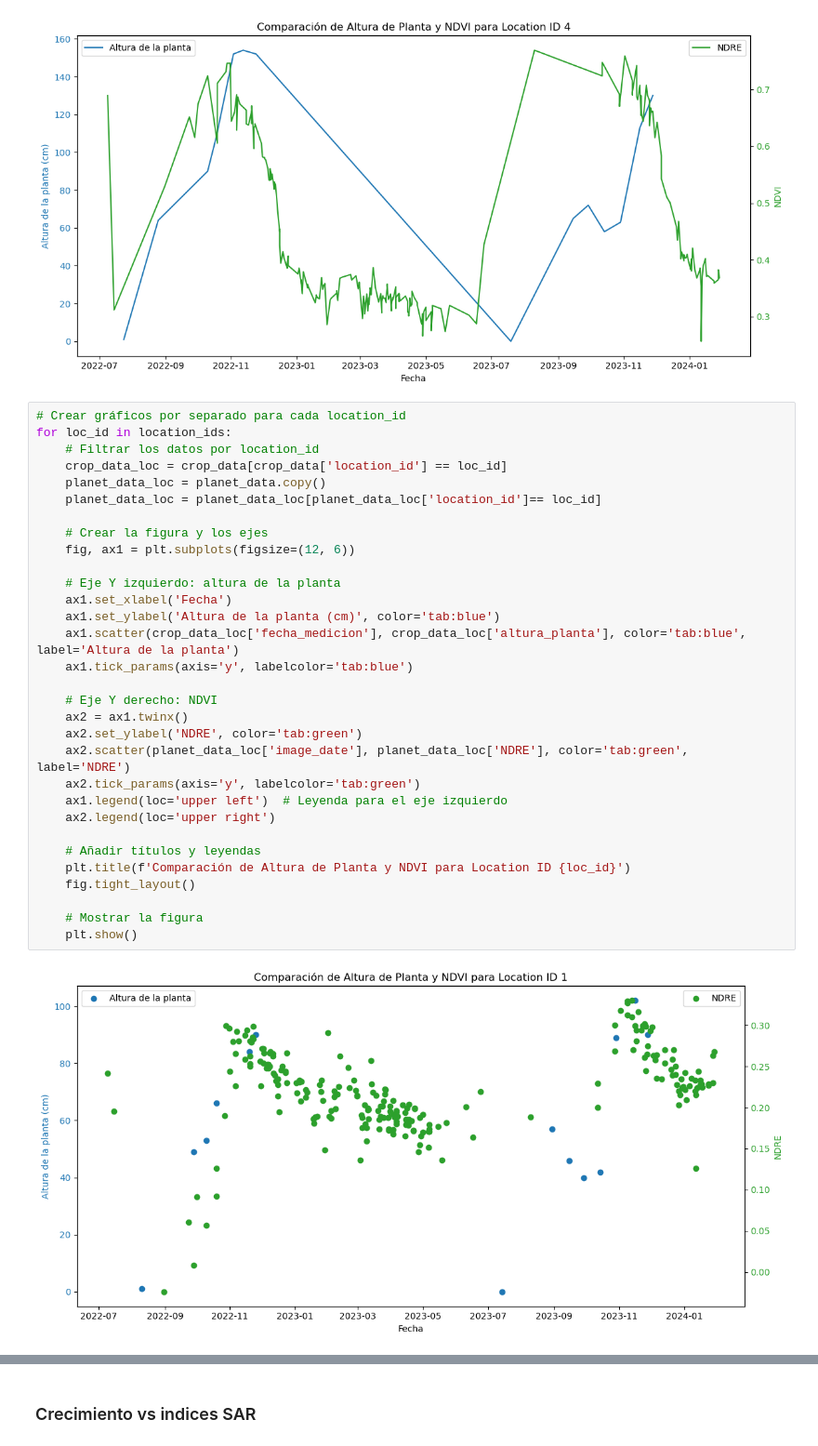
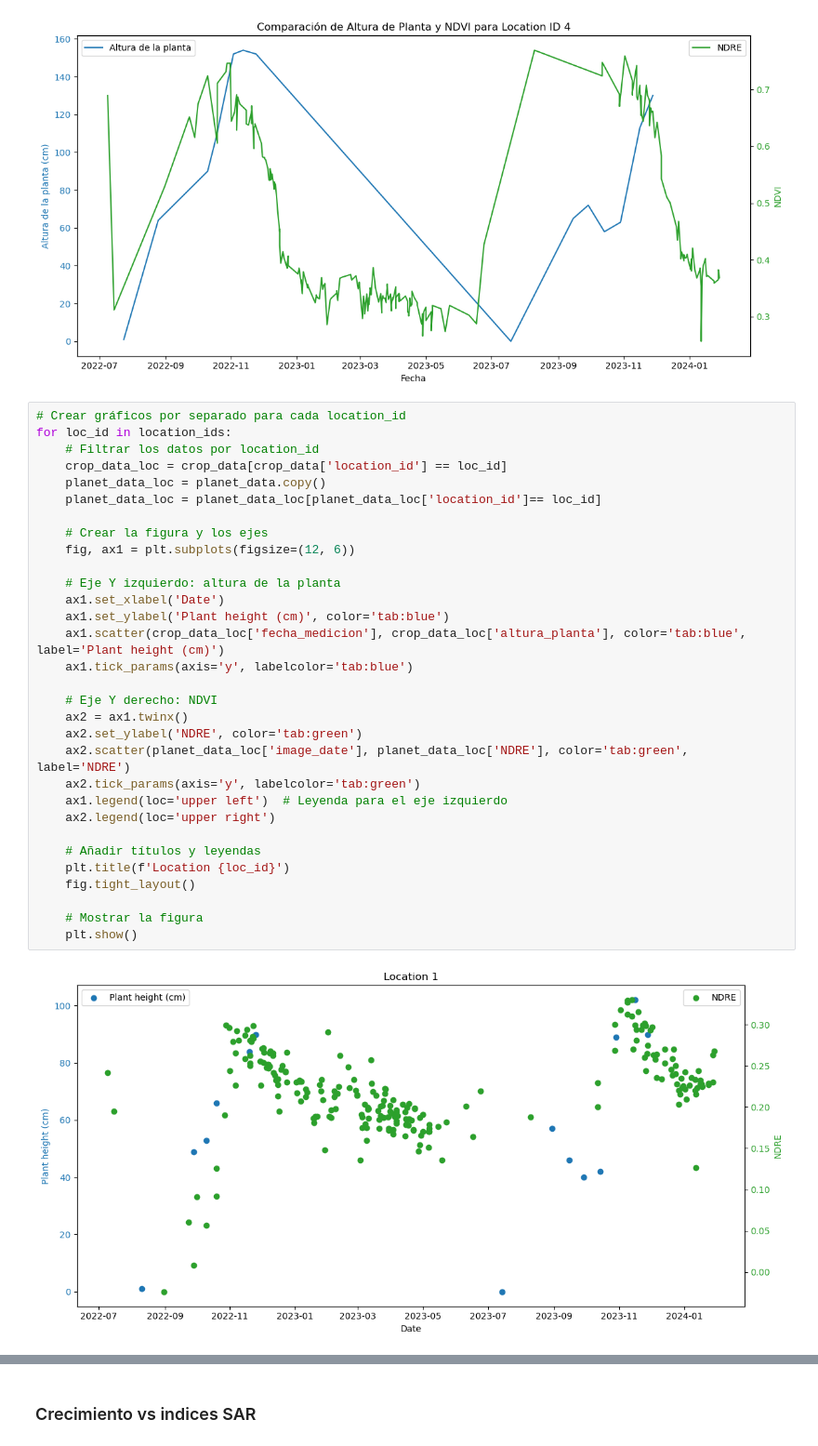
Before and after one commit to Emmanuel461/TF_Rice, a Jupyter notebook: Codes/4.Basic_observation_of_SAR_Optic_extraction.ipynb, the cells around one changed output, grey strips where cells are left out. Shown at 93% size. Drawn from its saved outputs; the diff is of its cells as text.

```diff
--- a/Codes/4.Basic_observation_of_SAR_Optic_extraction.ipynb
+++ b/Codes/4.Basic_observation_of_SAR_Optic_extraction.ipynb
@@ -115,33 +115,33 @@ for loc_id in location_ids:
 # %%
 # Crear gráficos por separado para cada location_id
 for loc_id in location_ids:
     # Filtrar los datos por location_id
     crop_data_loc = crop_data[crop_data['location_id'] == loc_id]
     planet_data_loc = planet_data.copy()
     planet_data_loc = planet_data_loc[planet_data_loc['location_id']== loc_id]
 
     # Crear la figura y los ejes
     fig, ax1 = plt.subplots(figsize=(12, 6))
 
     # Eje Y izquierdo: altura de la planta
-    ax1.set_xlabel('Fecha')
-    ax1.set_ylabel('Altura de la planta (cm)', color='tab:blue')
-    ax1.scatter(crop_data_loc['fecha_medicion'], crop_data_loc['altura_planta'], color='tab:blue', label='Altura de la planta')
+    ax1.set_xlabel('Date')
+    ax1.set_ylabel('Plant height (cm)', color='tab:blue')
+    ax1.scatter(crop_data_loc['fecha_medicion'], crop_data_loc['altura_planta'], color='tab:blue', label='Plant height (cm)')
     ax1.tick_params(axis='y', labelcolor='tab:blue')
 
     # Eje Y derecho: NDVI
     ax2 = ax1.twinx()
     ax2.set_ylabel('NDRE', color='tab:green')
     ax2.scatter(planet_data_loc['image_date'], planet_data_loc['NDRE'], color='tab:green', label='NDRE')
     ax2.tick_params(axis='y', labelcolor='tab:green')
     ax1.legend(loc='upper left')  # Leyenda para el eje izquierdo
     ax2.legend(loc='upper right')
 
     # Añadir títulos y leyendas
-    plt.title(f'Comparación de Altura de Planta y NDVI para Location ID {loc_id}')
+    plt.title(f'Location {loc_id}')
     fig.tight_layout()
 
     # Mostrar la figura
     plt.show()
 # %% [output]
-[figure, old version]
+[figure, new version]
```
Also changed, not shown: parts of 21 cells of this notebook, 2 other files.
